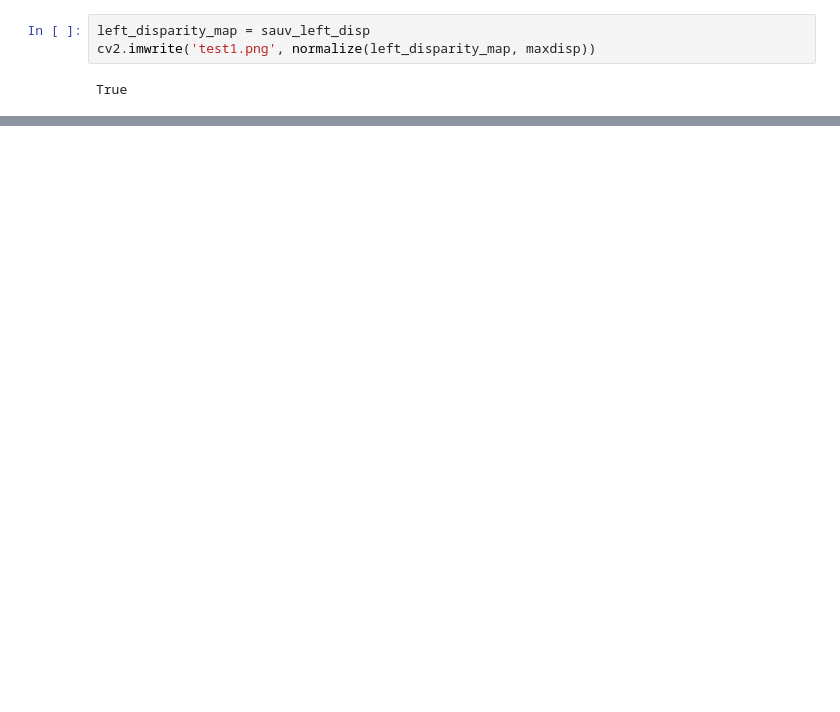
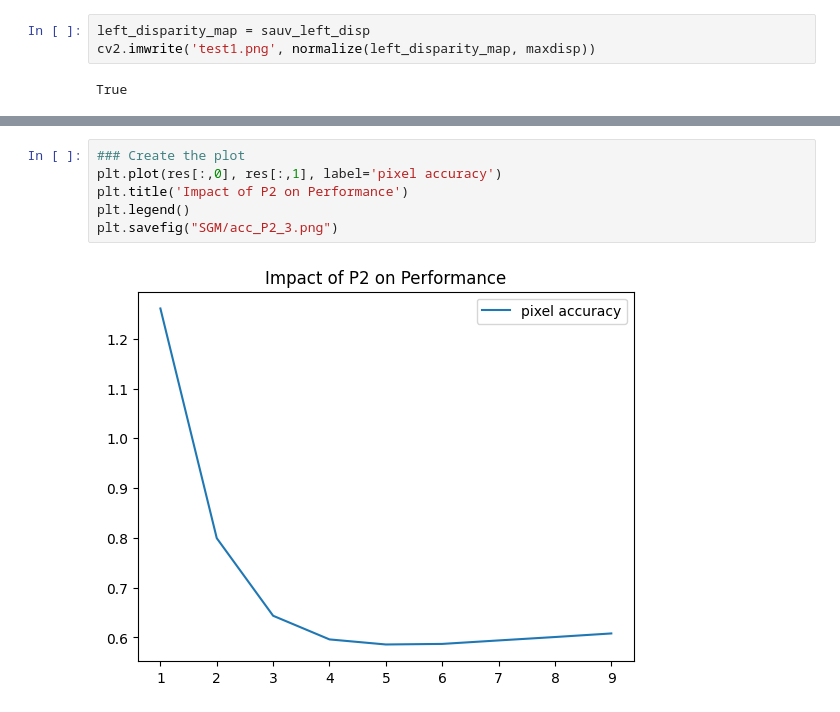
Before and after one commit to RomainFrog/StereoMatching, a Jupyter notebook: SGBM_new.ipynb, the cells around one changed output, grey strips where cells are left out. Saved outputs shown, nothing was run; the diff lists cells and outputs as text; blank space fills up the shorter version.

```diff
--- a/SGBM_new.ipynb
+++ b/SGBM_new.ipynb
@@ -433,0 +478,8 @@ plt.imshow(sauv_left_disp)
+# %%
+### Create the plot
+plt.plot(res[:,0], res[:,1], label='pixel accuracy')
+plt.title('Impact of P2 on Performance')
+plt.legend()
+plt.savefig("SGM/acc_P2_3.png")
+# %% [output]
+[figure, added]
```
Also changed, not shown: parts of 10 cells of this notebook, 39 other files.
